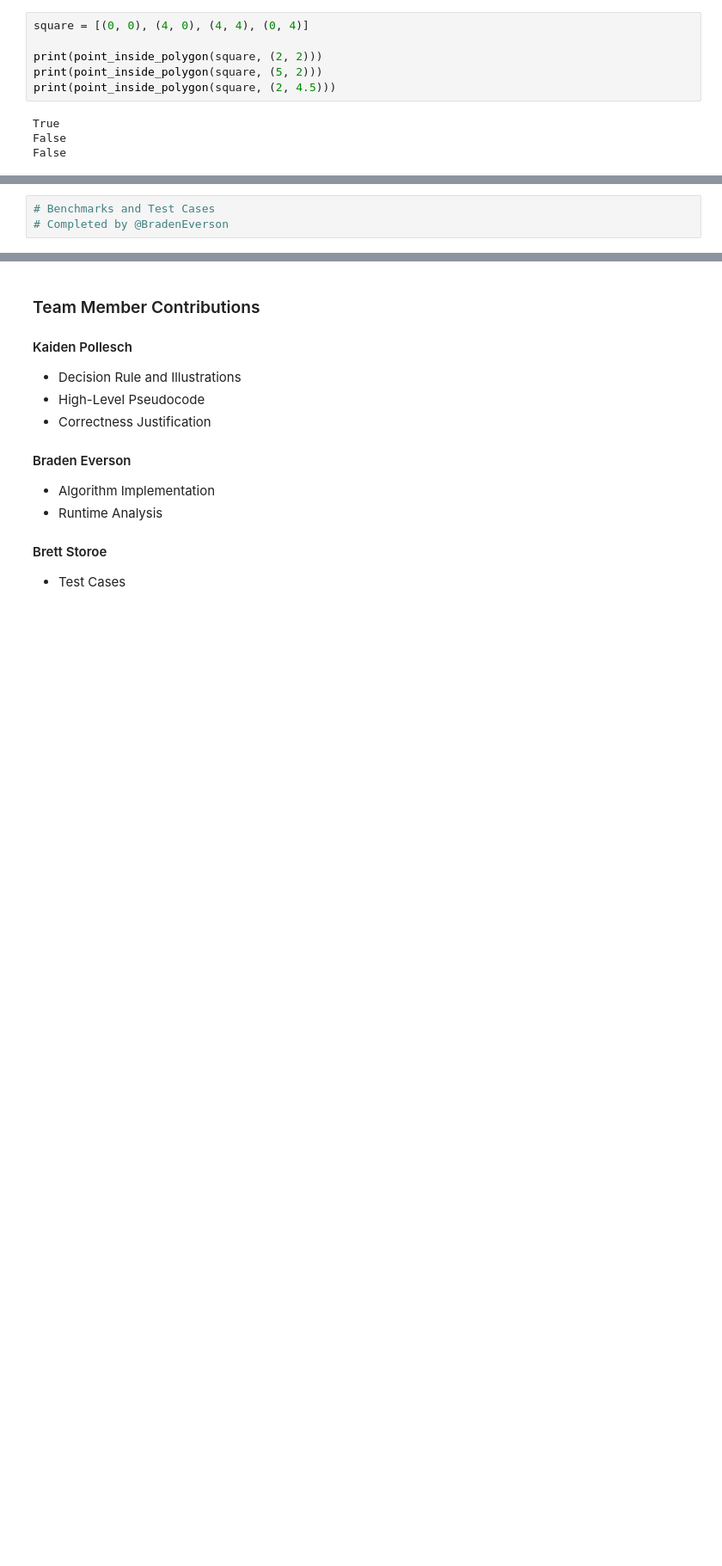
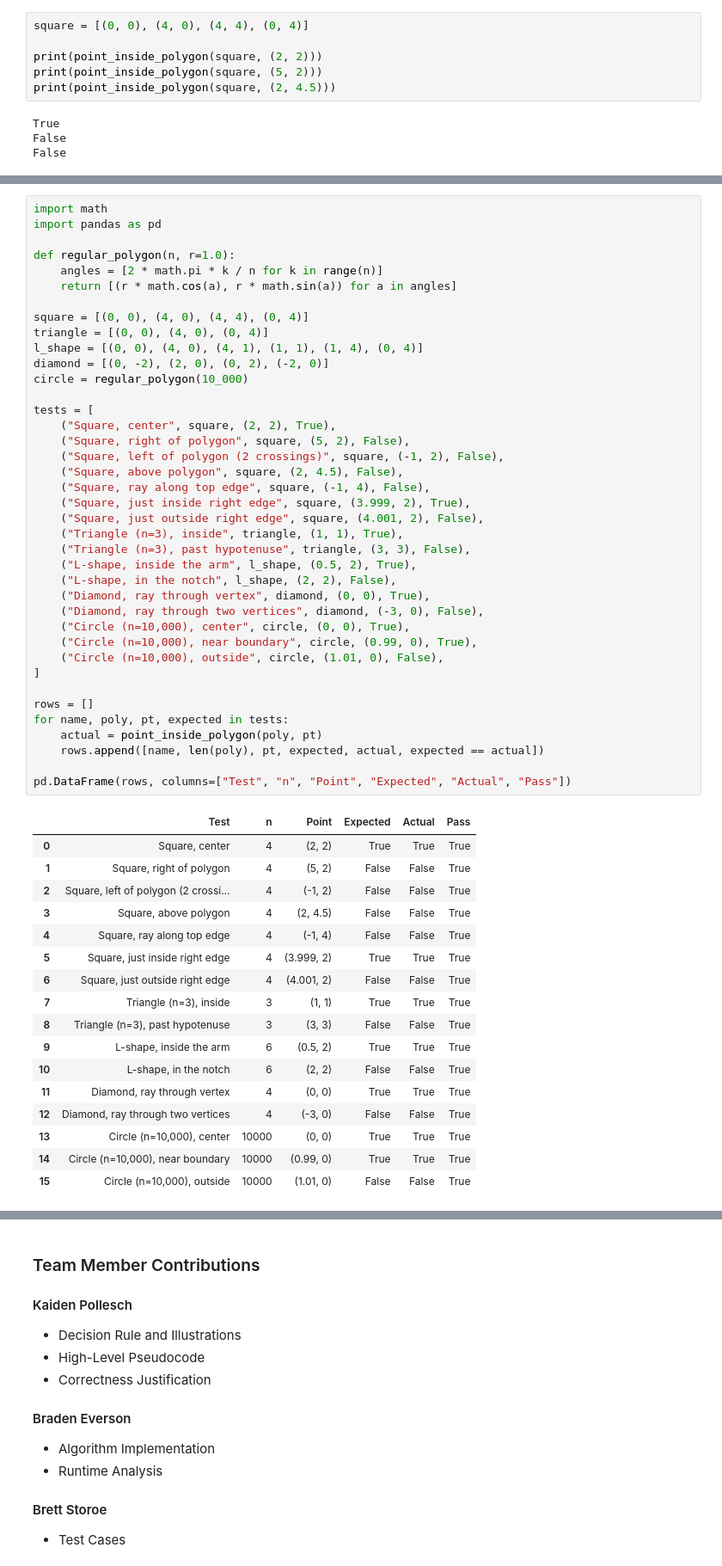
Before and after one commit to BradenEverson/csc3310_lab3_iterative_algo, a Jupyter notebook: eversonb-polleschk-storoeb_lab03.ipynb, the cells around one changed output, grey strips where cells are left out. Shown at 86% size. Drawn from its saved outputs; the diff is of its cells as text; blank space fills up the shorter version.

```diff
--- a/eversonb-polleschk-storoeb_lab03.ipynb
+++ b/eversonb-polleschk-storoeb_lab03.ipynb
@@ -100,4 +108,58 @@ False
 # %%
-# Benchmarks and Test Cases
-# Completed by @BradenEverson
+import math
+import pandas as pd
+
+def regular_polygon(n, r=1.0):
+    angles = [2 * math.pi * k / n for k in range(n)]
+    return [(r * math.cos(a), r * math.sin(a)) for a in angles]
+
+square = [(0, 0), (4, 0), (4, 4), (0, 4)]
+triangle = [(0, 0), (4, 0), (0, 4)]
+l_shape = [(0, 0), (4, 0), (4, 1), (1, 1), (1, 4), (0, 4)]
+diamond = [(0, -2), (2, 0), (0, 2), (-2, 0)]
+circle = regular_polygon(10_000)
+
+tests = [
+    ("Square, center", square, (2, 2), True),
+    ("Square, right of polygon", square, (5, 2), False),
+    ("Square, left of polygon (2 crossings)", square, (-1, 2), False),
+    ("Square, above polygon", square, (2, 4.5), False),
+    ("Square, ray along top edge", square, (-1, 4), False),
+    ("Square, just inside right edge", square, (3.999, 2), True),
+    ("Square, just outside right edge", square, (4.001, 2), False),
+    ("Triangle (n=3), inside", triangle, (1, 1), True),
+    ("Triangle (n=3), past hypotenuse", triangle, (3, 3), False),
+    ("L-shape, inside the arm", l_shape, (0.5, 2), True),
+    ("L-shape, in the notch", l_shape, (2, 2), False),
+    ("Diamond, ray through vertex", diamond, (0, 0), True),
+    ("Diamond, ray through two vertices", diamond, (-3, 0), False),
+    ("Circle (n=10,000), center", circle, (0, 0), True),
+    ("Circle (n=10,000), near boundary", circle, (0.99, 0), True),
+    ("Circle (n=10,000), outside", circle, (1.01, 0), False),
+]
+
+rows = []
+for name, poly, pt, expected in tests:
+    actual = point_inside_polygon(poly, pt)
+    rows.append([name, len(poly), pt, expected, actual, expected == actual])
+
+pd.DataFrame(rows, columns=["Test", "n", "Point", "Expected", "Actual", "Pass"])
+# %% [output]
+|  | Test | n | Point | Expected | Actual | Pass |
+| 0 | Square, center | 4 | (2, 2) | True | True | True |
+| 1 | Square, right of polygon | 4 | (5, 2) | False | False | True |
+| 2 | Square, left of polygon (2 crossi... | 4 | (-1, 2) | False | False | True |
+| 3 | Square, above polygon | 4 | (2, 4.5) | False | False | True |
+| 4 | Square, ray along top edge | 4 | (-1, 4) | False | False | True |
+| 5 | Square, just inside right edge | 4 | (3.999, 2) | True | True | True |
+| 6 | Square, just outside right edge | 4 | (4.001, 2) | False | False | True |
+| 7 | Triangle (n=3), inside | 3 | (1, 1) | True | True | True |
+| 8 | Triangle (n=3), past hypotenuse | 3 | (3, 3) | False | False | True |
+| 9 | L-shape, inside the arm | 6 | (0.5, 2) | True | True | True |
+| 10 | L-shape, in the notch | 6 | (2, 2) | False | False | True |
+| 11 | Diamond, ray through vertex | 4 | (0, 0) | True | True | True |
+| 12 | Diamond, ray through two vertices | 4 | (-3, 0) | False | False | True |
+| 13 | Circle (n=10,000), center | 10000 | (0, 0) | True | True | True |
+| 14 | Circle (n=10,000), near boundary | 10000 | (0.99, 0) | True | True | True |
+| 15 | Circle (n=10,000), outside | 10000 | (1.01, 0) | False | False | True |
 # %% [markdown]
```
Also changed, not shown: parts of 7 cells of this notebook.
